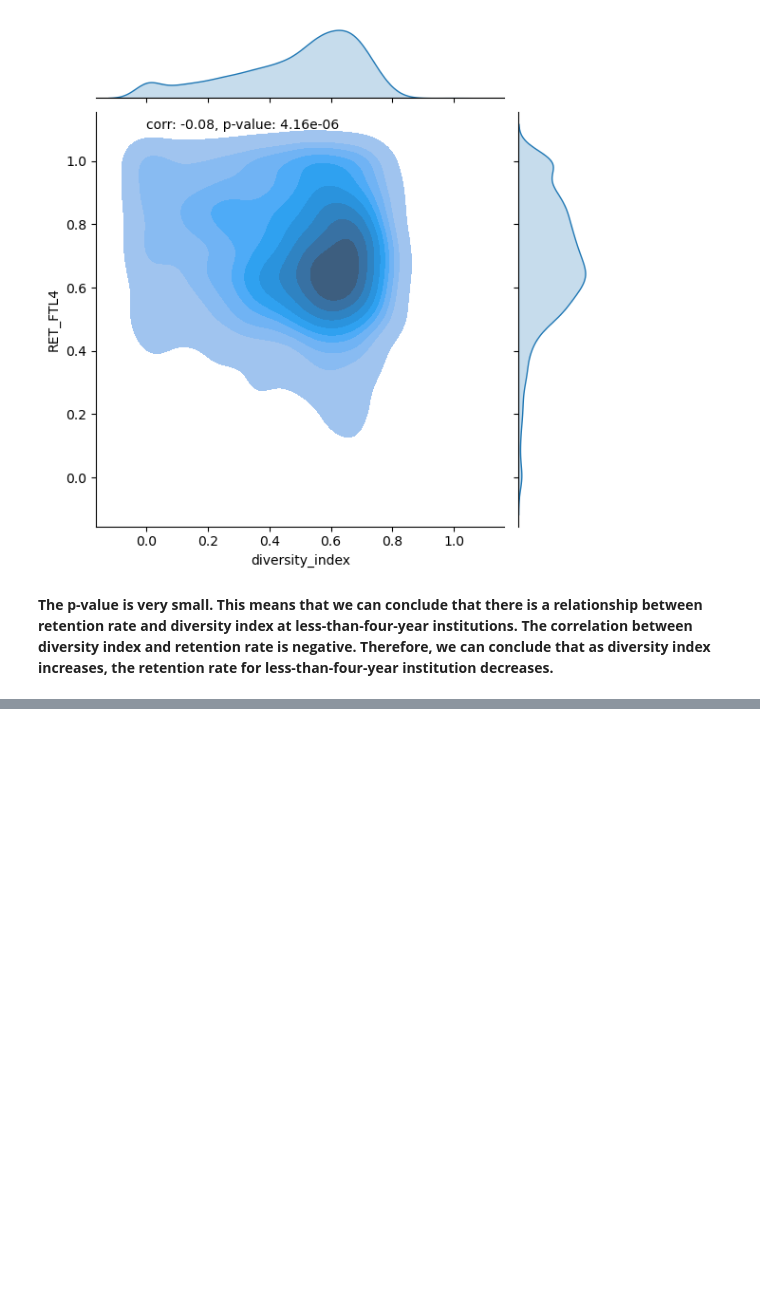
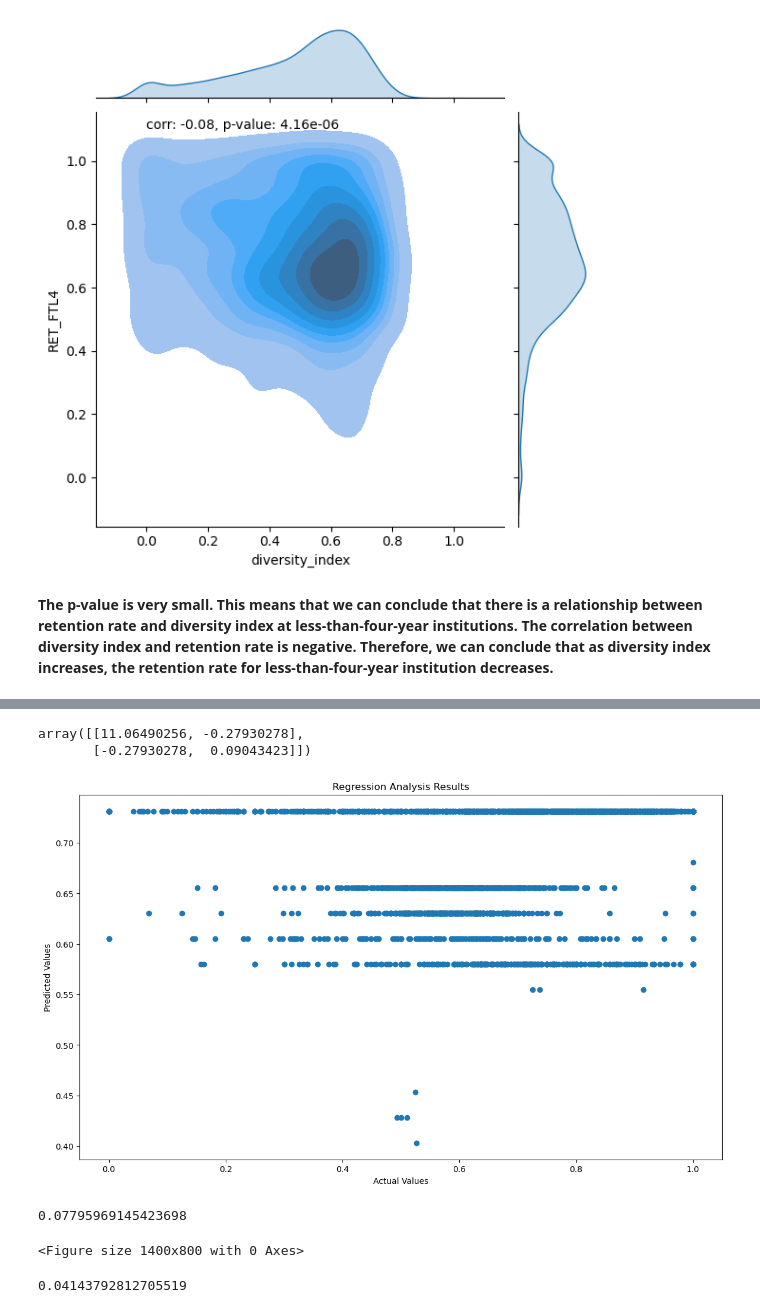
Before and after one commit to UCB-stat-159-s23/project-Group11, a Jupyter notebook: Prediction_Analysis.ipynb, the cells around one changed output, grey strips where cells are left out. Saved outputs shown, nothing was run; the diff lists cells and outputs as text; code cells hidden in the pictures; blank space fills up the shorter version.

Commit message:
CCUG predictive analysis

```diff
--- a/Prediction_Analysis.ipynb
+++ b/Prediction_Analysis.ipynb
@@ -251,0 +242,3 @@ Less than four year institutions do not require the SAT score, therefore there i
+# %%
+CCUG_FTL4 = filtered_df_two_columns(data, 'CCUGPROF', 'RET_FTL4')
+CCUG_FTL4.head()
@@ -251,0 +252,15 @@ Less than four year institutions do not require the SAT score, therefore there i
+# %%
+pearson_corr_coef(CCUG_FTL4.CCUGPROF, CCUG_FTL4.RET_FTL4)
+# %% [output]
+array([[11.06490256, -0.27930278],
+       [-0.27930278,  0.09043423]])
+# %%
+regression_analysis_results(CCUG_FTL4.RET_FTL4, prediction_analysis(CCUG_FTL4), 'CCUGPROFactual_vs_CCUGPROFpredicted.png')
+# %% [output]
+[figure, added]
+0.07795969145423698
+<Figure size 1400x800 with 0 Axes>
+# %%
+calculate_MSE(CCUG_FTL4.RET_FTL4, prediction_analysis(CCUG_FTL4))
+# %% [output]
+0.04143792812705519
```
Also changed, not shown: parts of 16 cells of this notebook.
